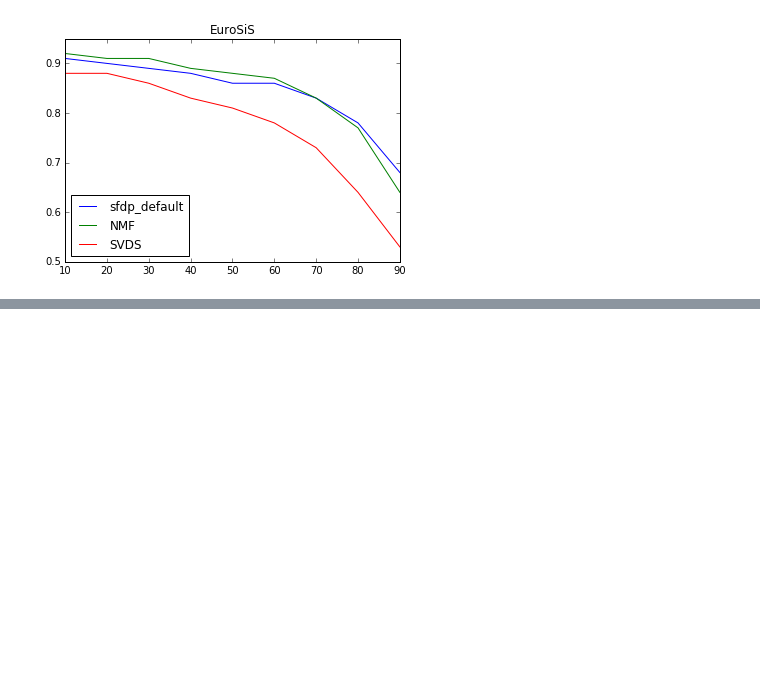
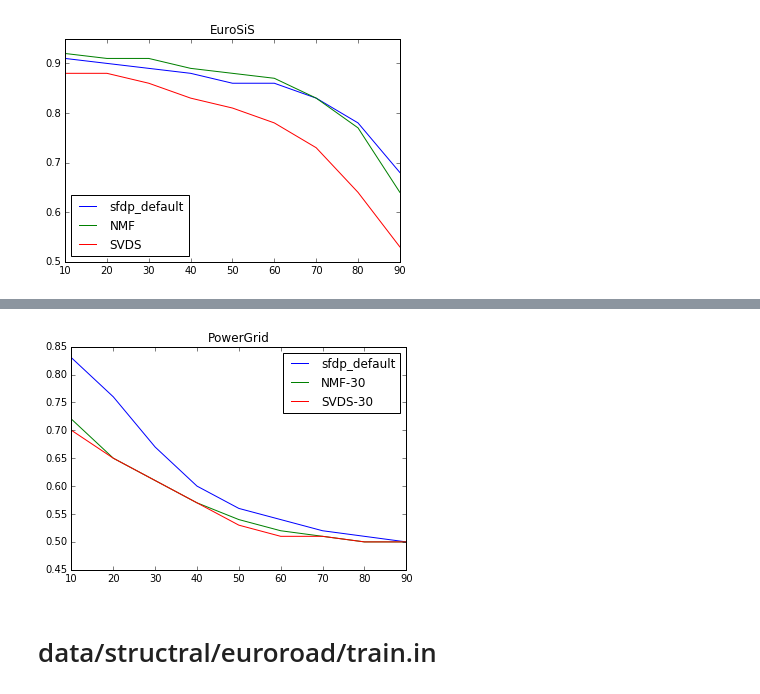
Before and after one commit to KashinYana/link-prediction, a Jupyter notebook: Degeneration.ipynb, the cells around one changed output, grey strips where cells are left out. Saved outputs shown, nothing was run; the diff lists cells and outputs as text; code cells hidden in the pictures; blank space fills up the shorter version.

```diff
--- a/Degeneration.ipynb
+++ b/Degeneration.ipynb
@@ -42,0 +91,2 @@ plt.show()
+# %%
+auc_power_grid = extract_data('PowerGrid_logs.txt')
@@ -42,0 +130,21 @@ plt.show()
+# %%
+def get_score(auc):
+    return [x[0] for x in auc if x]
+
+%matplotlib inline
+
+import matplotlib.pyplot as plt
+
+N = range(10, 100, 10)
+
+plt.plot(N, get_score(auc_power_grid["auc_sfdp_default"]), label='sfdp_default')
+plt.plot(N, get_score(auc_power_grid["auc_NMF_30"]), label='NMF-30')
+plt.plot(N, get_score(auc_power_grid["auc_SVDS_30"]), label='SVDS-30')
+
+plt.legend(loc=1)
+plt.title('PowerGrid')
+plt.show()
+# %% [output]
+[figure, added]
+# %% [markdown]
+# data/structral/euroroad/train.in
```
Also changed, not shown: parts of 36 cells of this notebook, 13 other files.
